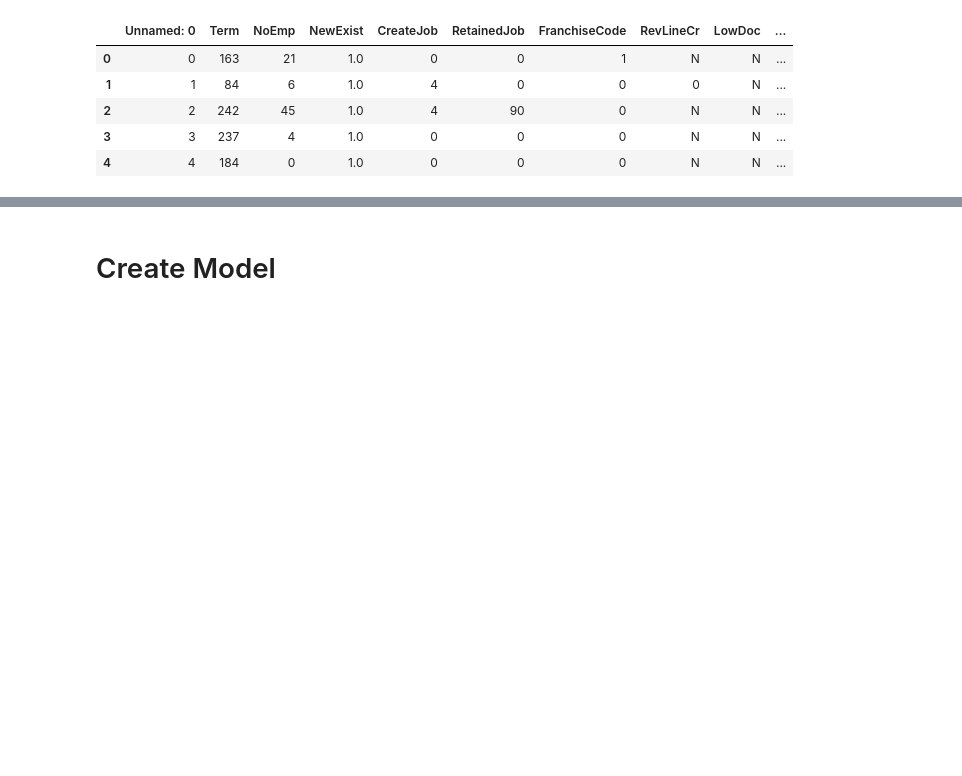
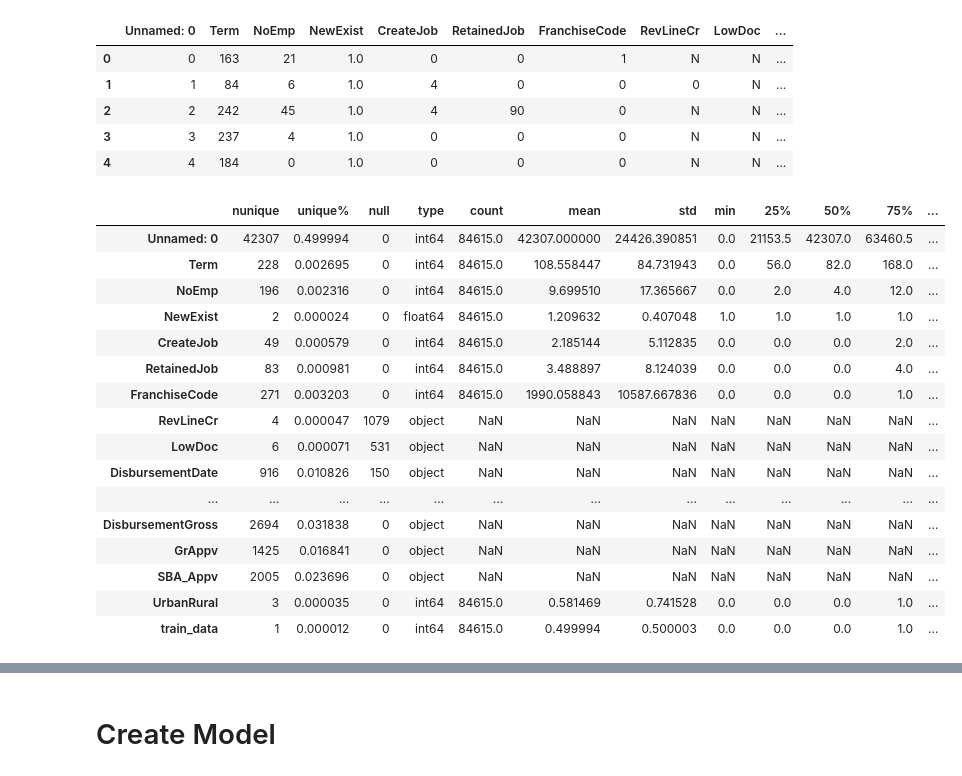
Before and after one commit to Kenji221/Signate_Financial, a Jupyter notebook: src/main.ipynb, the cells around one changed output, grey strips where cells are left out. Cells and saved outputs as stored; diff of their text form; code cells hidden in the pictures; blank space fills up the shorter version.

```diff
--- a/src/main.ipynb
+++ b/src/main.ipynb
@@ -108,6 +109,28 @@ eda_df.head()
 | 2 | 2 | 242 | 45 | 1.0 | 4 | 90 | 0 | N | N | ... |
 | 3 | 3 | 237 | 4 | 1.0 | 0 | 0 | 0 | N | N | ... |
 | 4 | 4 | 184 | 0 | 1.0 | 0 | 0 | 0 | N | N | ... |
+# %%
+eda_df_02 = describe_satatistics(eda_df)
+# %%
+eda_df_02
+# %% [output]
+|  | nunique | unique% | null | type | count | mean | std | min | 25% | 50% | 75% | ... |
+| Unnamed: 0 | 42307 | 0.499994 | 0 | int64 | 84615.0 | 42307.000000 | 24426.390851 | 0.0 | 21153.5 | 42307.0 | 63460.5 | ... |
+| Term | 228 | 0.002695 | 0 | int64 | 84615.0 | 108.558447 | 84.731943 | 0.0 | 56.0 | 82.0 | 168.0 | ... |
+| NoEmp | 196 | 0.002316 | 0 | int64 | 84615.0 | 9.699510 | 17.365667 | 0.0 | 2.0 | 4.0 | 12.0 | ... |
+| NewExist | 2 | 0.000024 | 0 | float64 | 84615.0 | 1.209632 | 0.407048 | 1.0 | 1.0 | 1.0 | 1.0 | ... |
+| CreateJob | 49 | 0.000579 | 0 | int64 | 84615.0 | 2.185144 | 5.112835 | 0.0 | 0.0 | 0.0 | 2.0 | ... |
+| RetainedJob | 83 | 0.000981 | 0 | int64 | 84615.0 | 3.488897 | 8.124039 | 0.0 | 0.0 | 0.0 | 4.0 | ... |
+| FranchiseCode | 271 | 0.003203 | 0 | int64 | 84615.0 | 1990.058843 | 10587.667836 | 0.0 | 0.0 | 0.0 | 1.0 | ... |
+| RevLineCr | 4 | 0.000047 | 1079 | object | NaN | NaN | NaN | NaN | NaN | NaN | NaN | ... |
+| LowDoc | 6 | 0.000071 | 531 | object | NaN | NaN | NaN | NaN | NaN | NaN | NaN | ... |
+| DisbursementDate | 916 | 0.010826 | 150 | object | NaN | NaN | NaN | NaN | NaN | NaN | NaN | ... |
+| ... | ... | ... | ... | ... | ... | ... | ... | ... | ... | ... | ... | ... |
+| DisbursementGross | 2694 | 0.031838 | 0 | object | NaN | NaN | NaN | NaN | NaN | NaN | NaN | ... |
+| GrAppv | 1425 | 0.016841 | 0 | object | NaN | NaN | NaN | NaN | NaN | NaN | NaN | ... |
+| SBA_Appv | 2005 | 0.023696 | 0 | object | NaN | NaN | NaN | NaN | NaN | NaN | NaN | ... |
+| UrbanRural | 3 | 0.000035 | 0 | int64 | 84615.0 | 0.581469 | 0.741528 | 0.0 | 0.0 | 0.0 | 1.0 | ... |
+| train_data | 1 | 0.000012 | 0 | int64 | 84615.0 | 0.499994 | 0.500003 | 0.0 | 0.0 | 0.0 | 1.0 | ... |
 # %%
 def clean_date(input_df,col):
     input_df[col] = pd.to_datetime(input_df[col])
```
Also changed, not shown: parts of 82 cells of this notebook, 15 other files.
